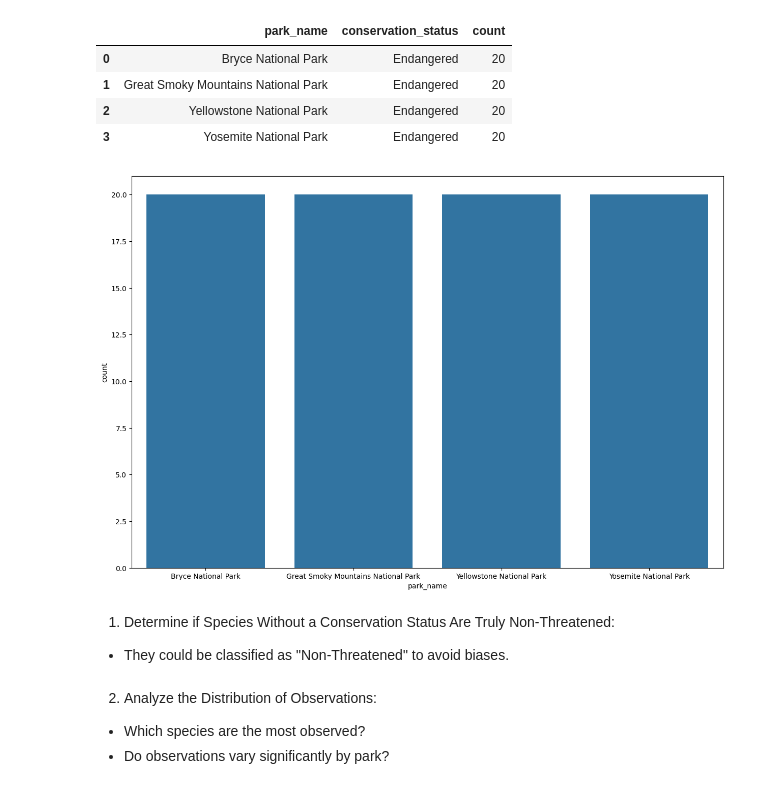
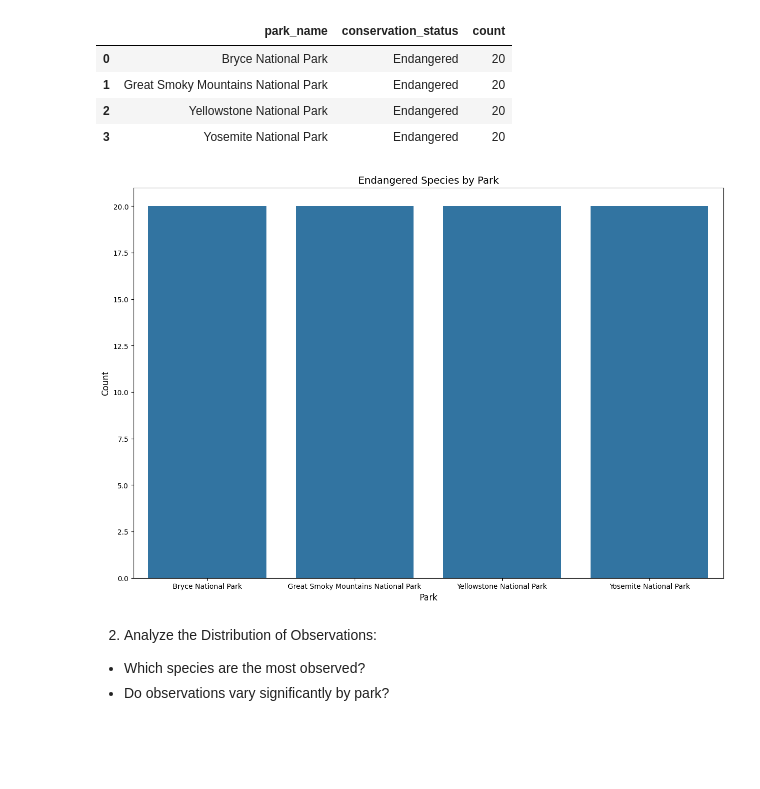
Before and after one commit to GitOlivier10/biodiversity-starter, a Jupyter notebook: biodiversity.ipynb, the cells around one changed output. Saved outputs shown, nothing was run; the diff lists cells and outputs as text; code cells hidden in the pictures; blank space fills up the shorter version.

```diff
--- a/biodiversity.ipynb
+++ b/biodiversity.ipynb
@@ -277,13 +279,13 @@ display(park_endangered_counts)
 # %%
 plt.figure(figsize=(15, 10))
 sns.barplot(data = park_endangered_counts, x = 'park_name', y = 'count')
 plt.xticks(rotation=0)
+plt.title("Endangered Species by Park", fontsize=14)
+plt.xlabel("Park", fontsize=12)
+plt.ylabel("Count", fontsize=12)
 plt.show()
 # %% [output]
-[figure, old version]
+[figure, new version]
-# %% [markdown]
-1. Determine if Species Without a Conservation Status Are Truly Non-Threatened:
-* They could be classified as "Non-Threatened" to avoid biases.
 # %% [markdown]
 2. Analyze the Distribution of Observations:
 * Which species are the most observed?
```
Also changed, not shown: parts of 15 cells of this notebook.
